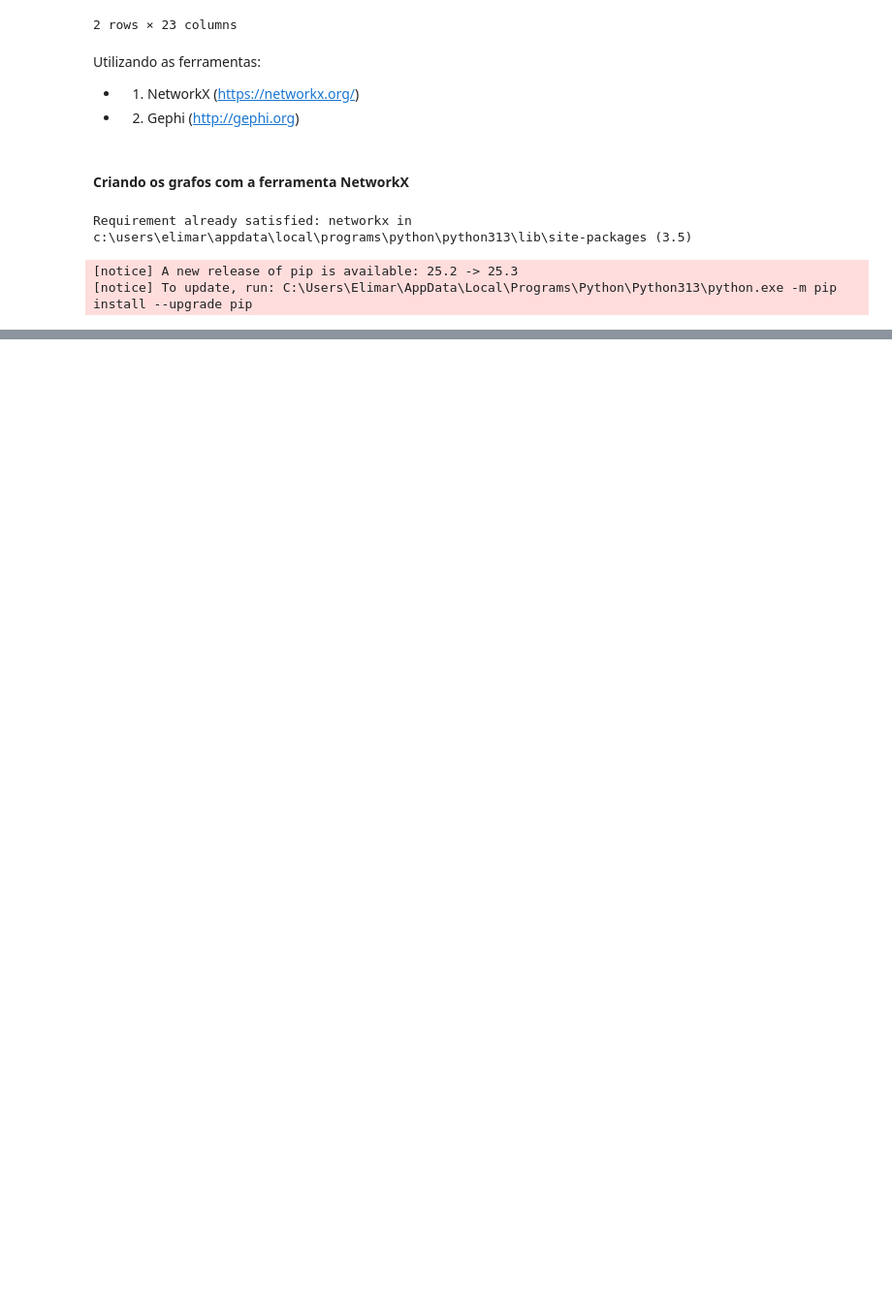
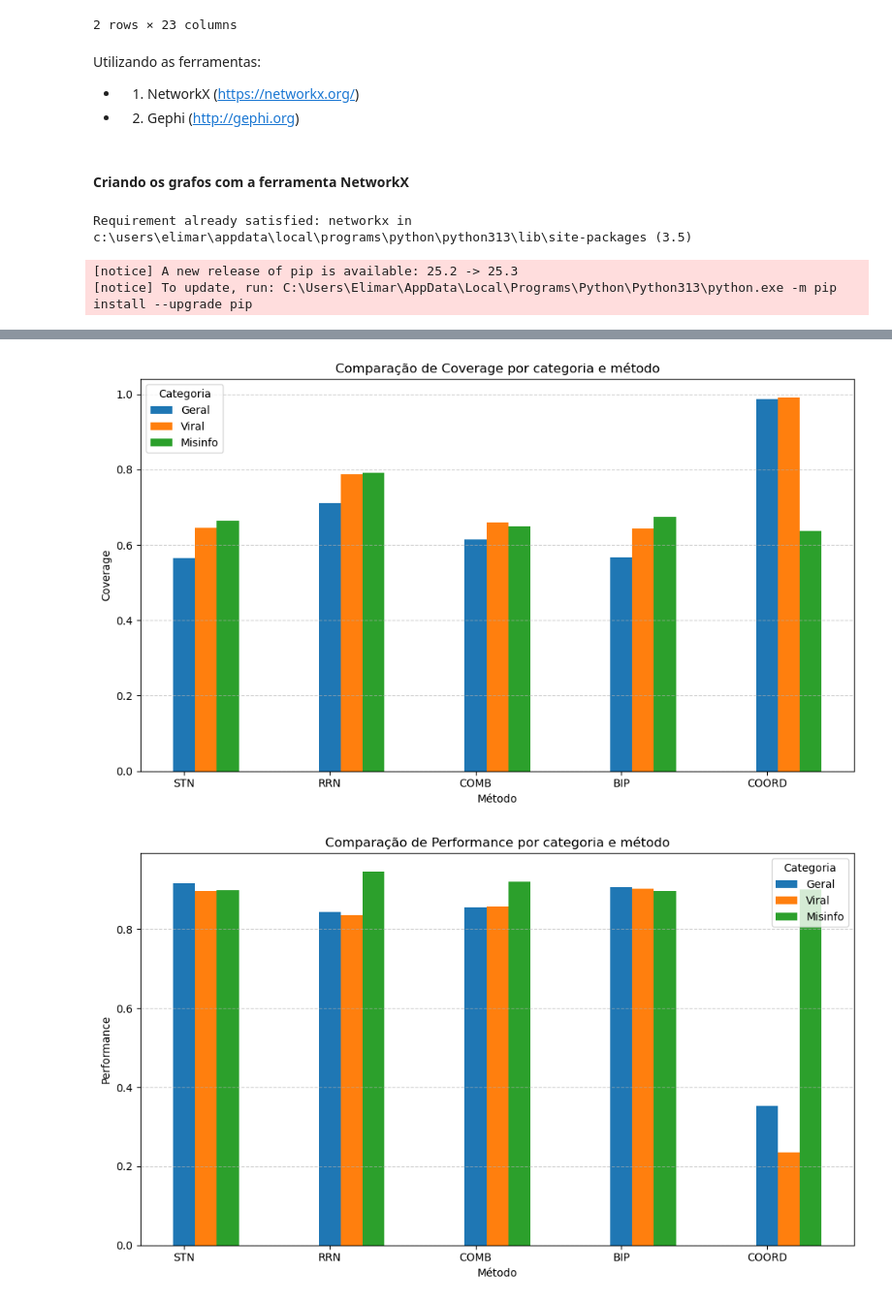
Before and after one commit to ED-Atividades/Lista-04, a Jupyter notebook: Lista_04_Estrutura_de_Dados_Elimar_Ximenes.ipynb, the cells around one changed output, grey strips where cells are left out. Shown: that part at 97% size. Saved outputs shown, nothing was run; the diff lists cells and outputs as text; code cells hidden in the pictures; blank space fills up the shorter version.

```diff
--- a/Lista_04_Estrutura_de_Dados_Elimar_Ximenes.ipynb
+++ b/Lista_04_Estrutura_de_Dados_Elimar_Ximenes.ipynb
@@ -1468,8 +409,0 @@ for name, G in graph_map.items():
-# %%
-import pickle
-
-with open(f"all_results_completo.pkl", "wb") as f:
-    pickle.dump(all_results_completo, f)
-# %%
-with open("all_results_completo.pkl", "rb") as f:
-    all_results_completo = pickle.load(f)
@@ -1679,0 +578,32 @@ Statistical Inference
+# %%
+def plot_quality_metrics(df_results):
+    df_results["Categoria"] = df_results["graph"].apply(lambda x: x.split("_")[0])
+    df_results["Método"] = df_results["graph"].apply(lambda x: x.split("_")[1])
+
+    metodos = ["STN", "RRN", "COMB", "BIP", "COORD"]
+
+    metrics = ["coverage", "performance"]
+    for metric in metrics:
+        plt.figure(figsize=(10,6))
+        for i, cat in enumerate(["Geral", "Viral", "Misinfo"]):
+            subset = df_results[df_results["Categoria"] == cat]
+            plt.bar(
+                [m + i*0.15 for m in range(len(metodos))],
+                subset.set_index("Método").reindex(metodos)[metric],
+                width=0.15,
+                label=cat
+            )
+
+        plt.xticks(range(len(metodos)), metodos)
+        plt.xlabel("Método")
+        plt.ylabel(metric.capitalize())
+        plt.title(f"Comparação de {metric.capitalize()} por categoria e método")
+        plt.legend(title="Categoria")
+        plt.grid(axis="y", linestyle="--", alpha=0.6)
+        plt.tight_layout()
+        plt.show()
+
+plot_quality_metrics(df_results)
+# %% [output]
+[figure, added]
+[figure, added]
```
Also changed, not shown: parts of 85 cells of this notebook, 1 other file.
